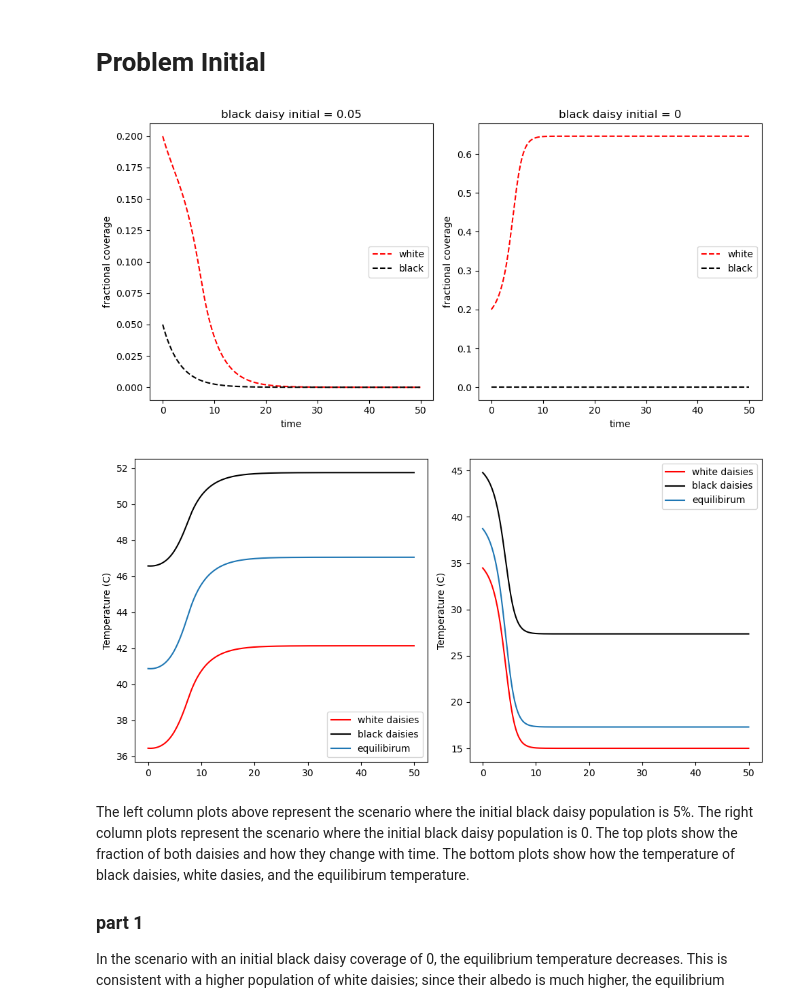
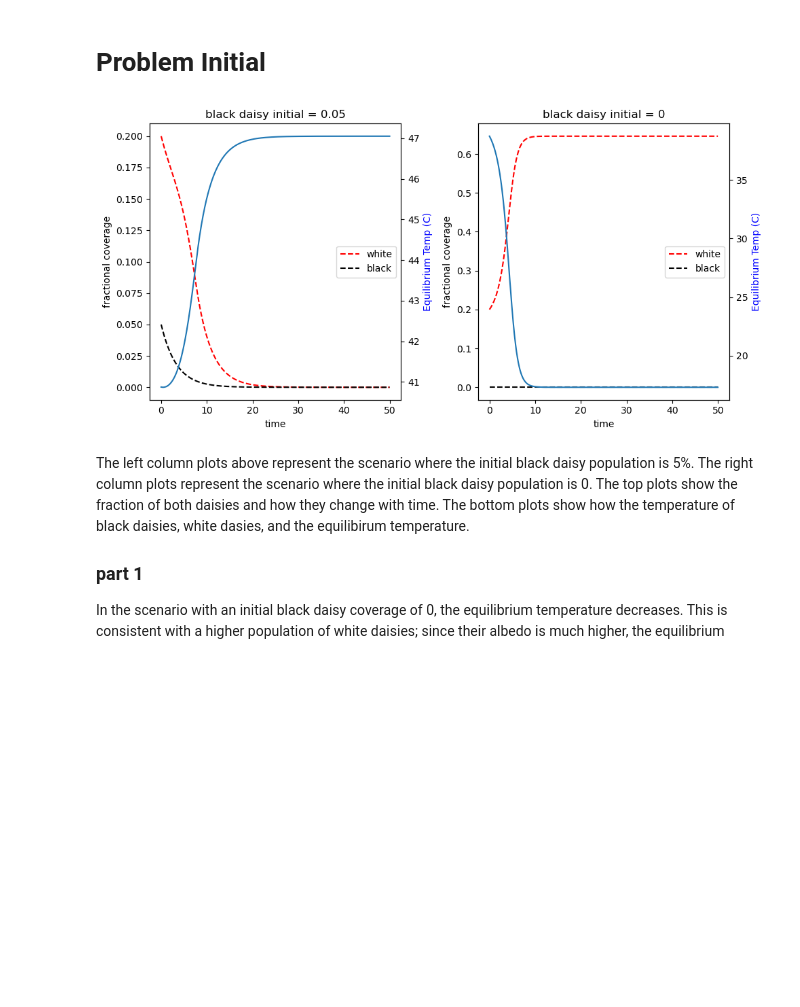
Before and after one commit to nicduboc/numeric_2024, a Jupyter notebook: notebooks/lab5/duboc_assig5.ipynb, the cells around one changed output. Drawn from its saved outputs; the diff is of its cells as text; code cells hidden in the pictures; blank space fills up the shorter version.

```diff
--- a/notebooks/lab5/duboc_assig5.ipynb
+++ b/notebooks/lab5/duboc_assig5.ipynb
@@ -117,38 +117,44 @@ for i in range(len(timevals)):
 # %%
 fig, (ax1,ax2) = plt.subplots(1, 2, figsize=(10,5))
 ax1.plot(timevals1,daisies1['white'],linestyle='--', color='r', label='white')
 ax1.plot(timevals1, daisies1['black'],linestyle='--', color='k', label='black')
 ax1.set_title('black daisy initial = 0.05')
 ax1.set_xlabel('time')
 ax1.set_ylabel('fractional coverage')
 ax1.legend(loc='center right')
+ax3 = ax1.twinx()
+ax3.plot(timevals,temp_e1,label='equilibirum')
+ax3.set_ylabel('Equilibrium Temp (C)',color='blue')
 
 ax2.plot(timevals, daisies['white'],linestyle='--', color='r', label='white')
 ax2.plot(timevals, daisies['black'],linestyle='--', color='k', label='black')
 ax2.set_title('black daisy initial = 0')
 ax2.set_xlabel('time')
 ax2.set_ylabel('fractional coverage')
 ax2.legend(loc='center right')
+ax4 = ax2.twinx()
+ax4.plot(timevals,temp_e,label='equilibirum')
+ax4.set_ylabel('Equilibrium Temp (C)',color='blue')
+
 
 fig.tight_layout()
 
-fig, (ax3,ax4) = plt.subplots(1,2,figsize=(10,5))
-ax3.plot(timevals,temp_w1,'r',label='white daisies')
-ax3.plot(timevals,temp_b1,'k',label='black daisies')
-ax3.plot(timevals,temp_e1,label='equilibirum')
-ax3.set_ylabel('Temperature (C)')
-ax3.legend()
+#fig, (ax3,ax4) = plt.subplots(1,2,figsize=(10,5))
+#ax3.plot(timevals,temp_w1,'r',label='white daisies')
+#ax3.plot(timevals,temp_b1,'k',label='black daisies')
+#ax3.plot(timevals,temp_e1,label='equilibirum')
+#ax3.set_ylabel('Temperature (C)')
+#ax3.legend()
 
-ax4.plot(timevals,temp_w,'r',label='white daisies',)
-ax4.plot(timevals,temp_b,'k',label='black daisies')
-ax4.plot(timevals,temp_e,label='equilibirum')
-ax4.set_ylabel('Temperature (C)')
-ax4.legend()
+#ax4.plot(timevals,temp_w,'r',label='white daisies',)
+#ax4.plot(timevals,temp_b,'k',label='black daisies')
+#ax4.plot(timevals,temp_e,label='equilibirum')
+#ax4.set_ylabel('Temperature (C)')
+#ax4.legend()
 
 fig.tight_layout()
 # %% [output]
-[figure, old version]
+[figure, new version]
-[figure, removed]
 # %% [markdown]
 The left column plots above represent the scenario where the initial black daisy population is 5%. The right column plots represent the scenario where the initial black daisy population is 0. The top plots show the fraction of both daisies and how they change with time. The bottom plots show how the temperature of black daisies, white dasies, and the equilibirum temperature.
 
```
Also changed, not shown: parts of 5 cells of this notebook, 1 other file.
